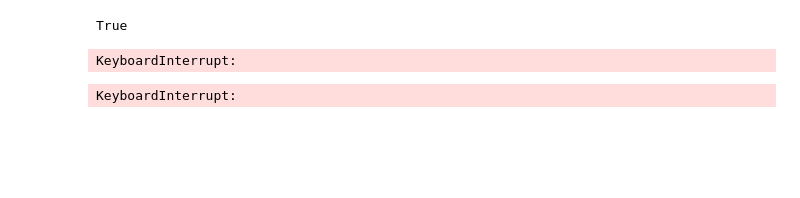
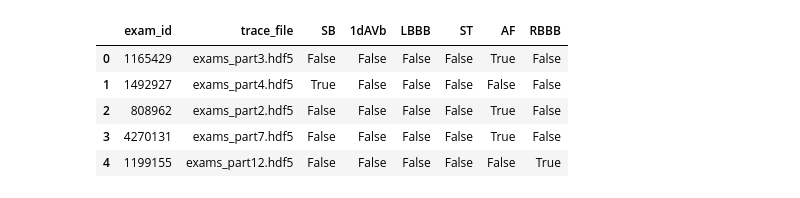
Before and after one commit to raularaju/visibility_graph_classifier, a Jupyter notebook: teste.ipynb, the cells around one changed output. Drawn from its saved outputs; the diff is of its cells as text; code cells hidden in the pictures; blank space fills up the shorter version.

```diff
--- a/teste.ipynb
+++ b/teste.ipynb
@@ -126,17 +0,0 @@ plt.show()
-# %%
-matcher = GraphMatcher(random_graph, pattern)
-print(matcher.subgraph_is_isomorphic())
-# Find all subgraph isomorphisms and iterate over them
-print(len(list(matcher.subgraph_isomorphisms_iter())))
-for isomorphism in matcher.subgraph_isomorphisms_iter():
-
-    print("Subgraph isomorphism found:")
-    print(isomorphism)
-# %% [output]
-True
-KeyboardInterrupt:
-# %%
-f = nsm.motifs(nx.adjacency_matrix(random_graph), algorithm='brute-force')
-print(f)
-# %% [output]
-KeyboardInterrupt:
@@ -142,0 +13,10 @@ KeyboardInterrupt:
+# %%
+df_labels = pd.read_csv('./stratified_sample.csv')
+df_labels.head()
+# %% [output]
+|  | exam_id | trace_file | SB | 1dAVb | LBBB | ST | AF | RBBB |
+| 0 | 1165429 | exams_part3.hdf5 | False | False | False | False | True | False |
+| 1 | 1492927 | exams_part4.hdf5 | True | False | False | False | False | False |
+| 2 | 808962 | exams_part2.hdf5 | False | False | False | False | True | False |
+| 3 | 4270131 | exams_part7.hdf5 | False | False | False | False | True | False |
+| 4 | 1199155 | exams_part12.hdf5 | False | False | False | False | False | True |
```
Also changed, not shown: parts of 32 cells of this notebook, 1 other file.
